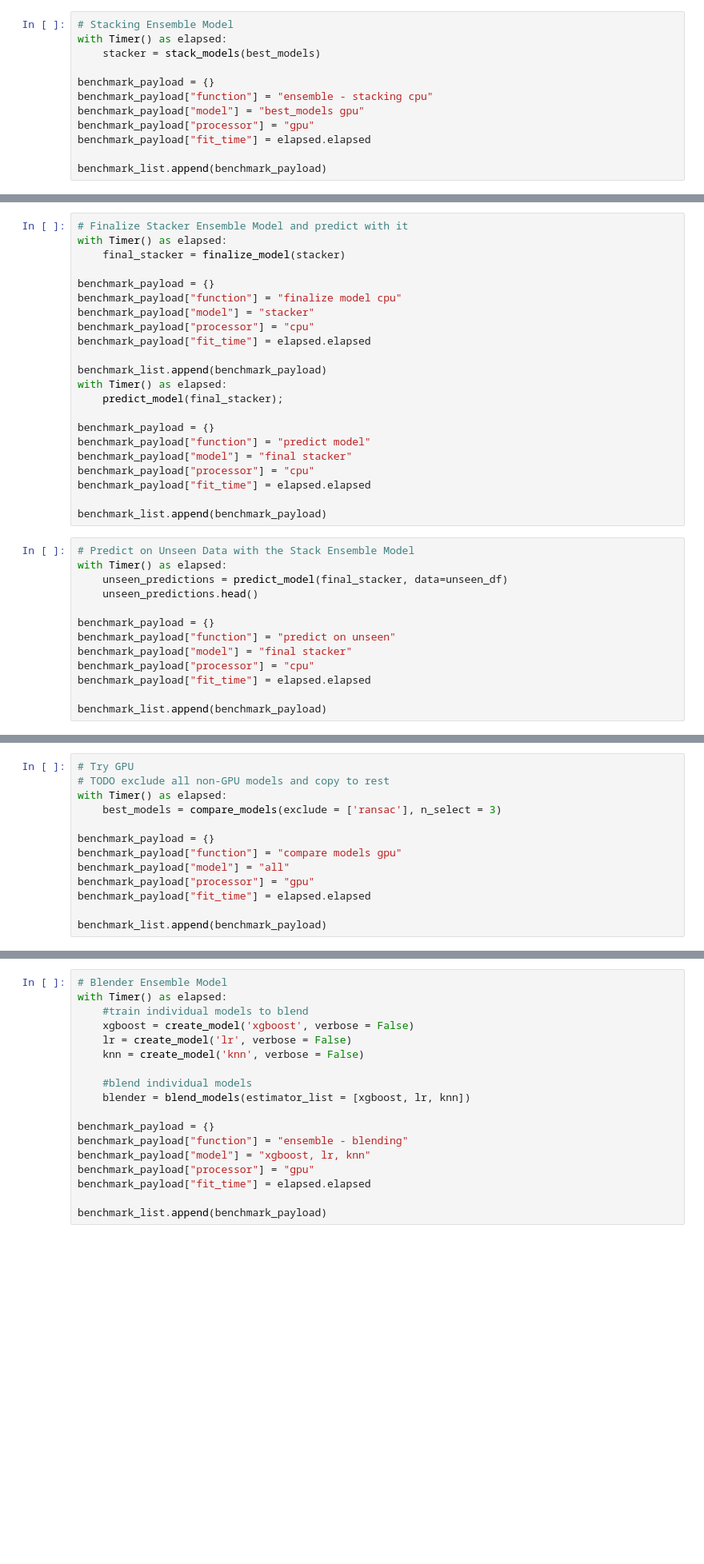
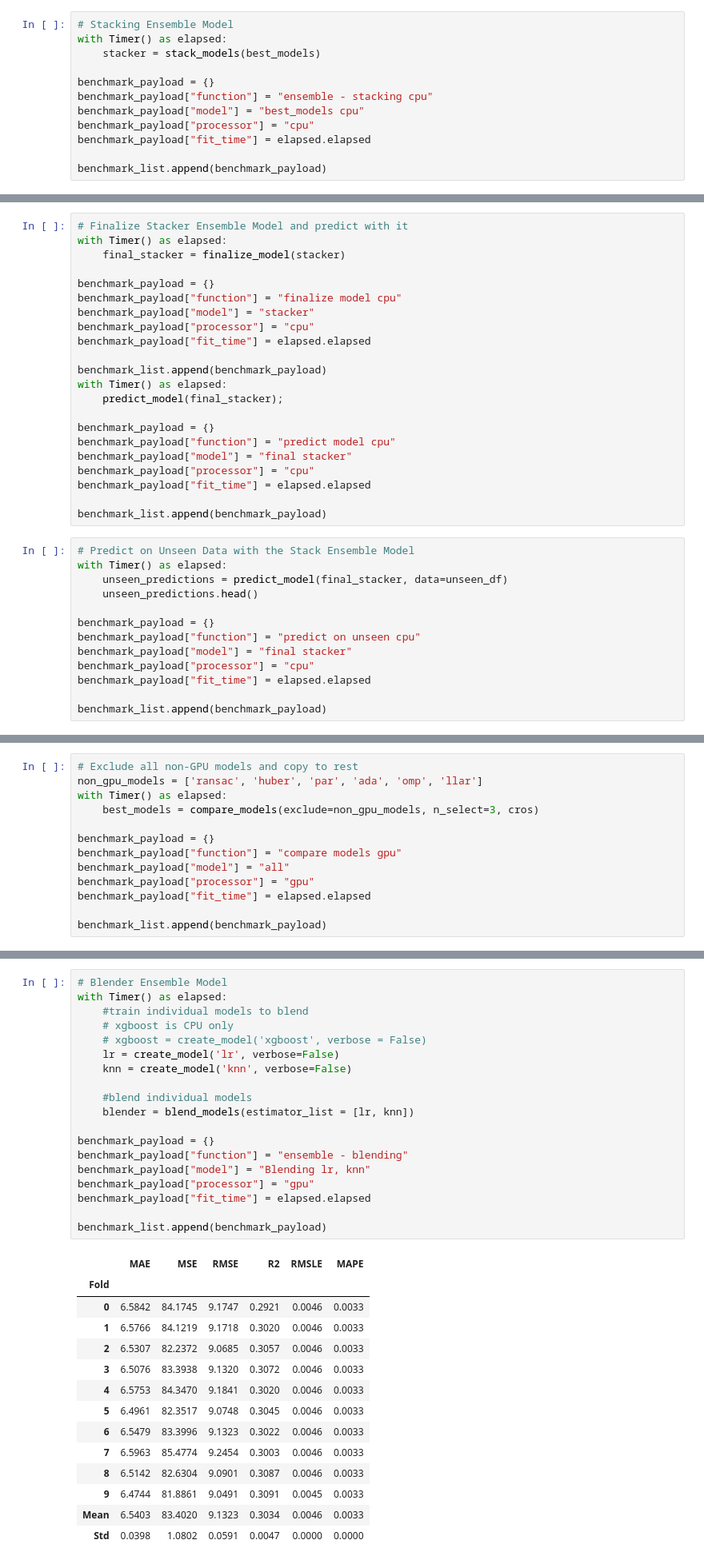
Before and after one commit to jjrobertson14/Automated-Machine-Learning-with-Microsoft-Azure, a Jupyter notebook: JJ-Additions/Local Compute/Pycaret and RAPIDS/PyCaretBenchmarkNotebook.ipynb, the cells around one changed output, grey strips where cells are left out. Shown at 80% size. Drawn from its saved outputs; the diff is of its cells as text; blank space fills up the shorter version.

```diff
--- a/JJ-Additions/Local Compute/Pycaret and RAPIDS/PyCaretBenchmarkNotebook.ipynb
+++ b/JJ-Additions/Local Compute/Pycaret and RAPIDS/PyCaretBenchmarkNotebook.ipynb
@@ -161,8 +152,8 @@ with Timer() as elapsed:
 
 benchmark_payload = {}
 benchmark_payload["function"] = "ensemble - stacking cpu"
-benchmark_payload["model"] = "best_models gpu"
-benchmark_payload["processor"] = "gpu"
+benchmark_payload["model"] = "best_models cpu"
+benchmark_payload["processor"] = "cpu"
 benchmark_payload["fit_time"] = elapsed.elapsed
 
 benchmark_list.append(benchmark_payload)
@@ -198,7 +189,7 @@ with Timer() as elapsed:
     predict_model(final_stacker);
 
 benchmark_payload = {}
-benchmark_payload["function"] = "predict model"
+benchmark_payload["function"] = "predict model cpu"
 benchmark_payload["model"] = "final stacker"
 benchmark_payload["processor"] = "cpu"
 benchmark_payload["fit_time"] = elapsed.elapsed
@@ -211,7 +202,7 @@ with Timer() as elapsed:
     unseen_predictions.head()
 
 benchmark_payload = {}
-benchmark_payload["function"] = "predict on unseen"
+benchmark_payload["function"] = "predict on unseen cpu"
 benchmark_payload["model"] = "final stacker"
 benchmark_payload["processor"] = "cpu"
 benchmark_payload["fit_time"] = elapsed.elapsed
@@ -220,8 +235,8 @@ benchmark_list.append(benchmark_payload)
 # %%
-# Try GPU
-# TODO exclude all non-GPU models and copy to rest
+# Exclude all non-GPU models and copy to rest
+non_gpu_models = ['ransac', 'huber', 'par', 'ada', 'omp', 'llar']
 with Timer() as elapsed:
-    best_models = compare_models(exclude = ['ransac'], n_select = 3)
+    best_models = compare_models(exclude=non_gpu_models, n_select=3, cros)
 
 benchmark_payload = {}
 benchmark_payload["function"] = "compare models gpu"
@@ -260,21 +314,37 @@ benchmark_list.append(benchmark_payload)
 # %%
 # Blender Ensemble Model
 with Timer() as elapsed:
     #train individual models to blend
-    xgboost = create_model('xgboost', verbose = False)
-    lr = create_model('lr', verbose = False)
-    knn = create_model('knn', verbose = False)
+    # xgboost is CPU only
+    # xgboost = create_model('xgboost', verbose = False)
+    lr = create_model('lr', verbose=False)
+    knn = create_model('knn', verbose=False)
 
     #blend individual models
-    blender = blend_models(estimator_list = [xgboost, lr, knn])
+    blender = blend_models(estimator_list = [lr, knn])
 
 benchmark_payload = {}
 benchmark_payload["function"] = "ensemble - blending"
-benchmark_payload["model"] = "xgboost, lr, knn"
+benchmark_payload["model"] = "Blending lr, knn"
 benchmark_payload["processor"] = "gpu"
 benchmark_payload["fit_time"] = elapsed.elapsed
 
 benchmark_list.append(benchmark_payload)
+# %% [output]
+|  | MAE | MSE | RMSE | R2 | RMSLE | MAPE |
+| Fold |  |  |  |  |  |  |
+| 0 | 6.5842 | 84.1745 | 9.1747 | 0.2921 | 0.0046 | 0.0033 |
+| 1 | 6.5766 | 84.1219 | 9.1718 | 0.3020 | 0.0046 | 0.0033 |
+| 2 | 6.5307 | 82.2372 | 9.0685 | 0.3057 | 0.0046 | 0.0033 |
+| 3 | 6.5076 | 83.3938 | 9.1320 | 0.3072 | 0.0046 | 0.0033 |
+| 4 | 6.5753 | 84.3470 | 9.1841 | 0.3020 | 0.0046 | 0.0033 |
+| 5 | 6.4961 | 82.3517 | 9.0748 | 0.3045 | 0.0046 | 0.0033 |
+| 6 | 6.5479 | 83.3996 | 9.1323 | 0.3022 | 0.0046 | 0.0033 |
+| 7 | 6.5963 | 85.4774 | 9.2454 | 0.3003 | 0.0046 | 0.0033 |
+| 8 | 6.5142 | 82.6304 | 9.0901 | 0.3087 | 0.0046 | 0.0033 |
+| 9 | 6.4744 | 81.8861 | 9.0491 | 0.3091 | 0.0045 | 0.0033 |
+| Mean | 6.5403 | 83.4020 | 9.1323 | 0.3034 | 0.0046 | 0.0033 |
+| Std | 0.0398 | 1.0802 | 0.0591 | 0.0047 | 0.0000 | 0.0000 |
 # %%
 # Stacking Ensemble Model
 with Timer() as elapsed:
```
Also changed, not shown: parts of 11 cells of this notebook.
